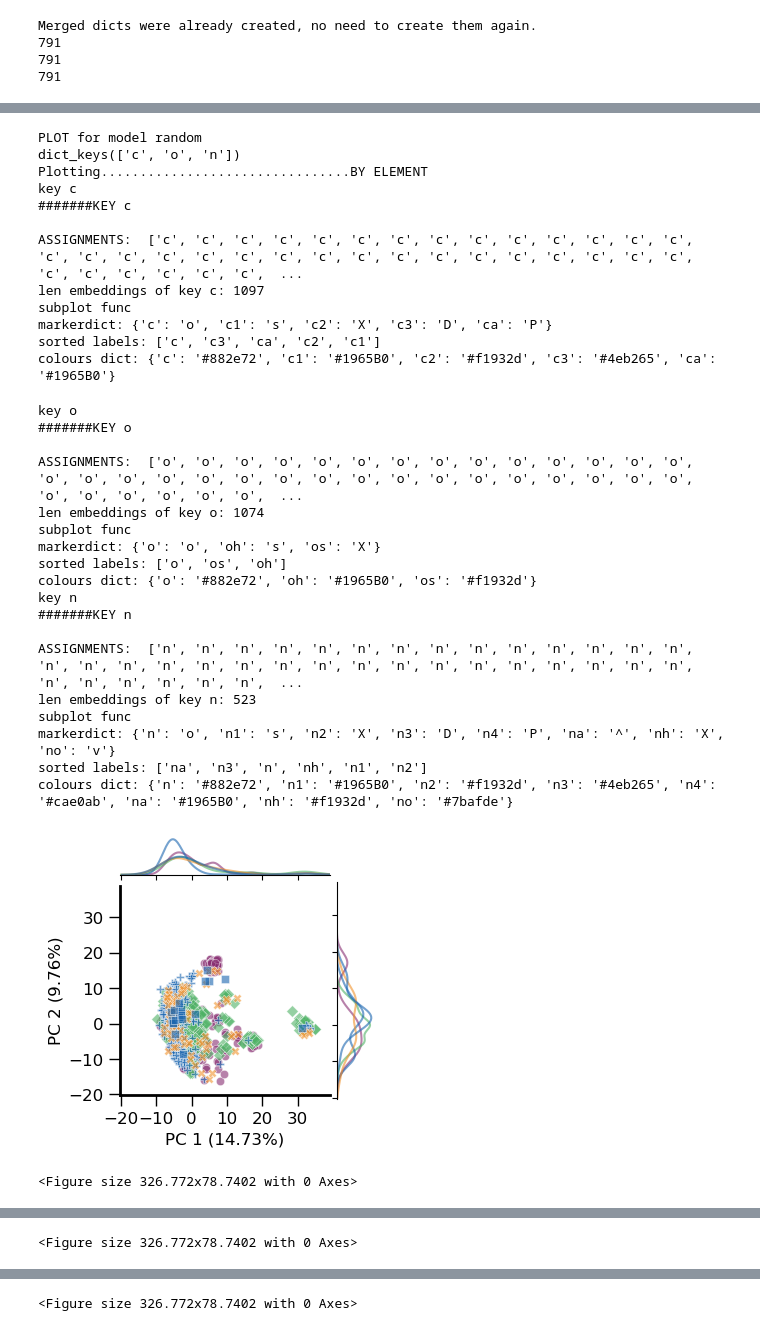
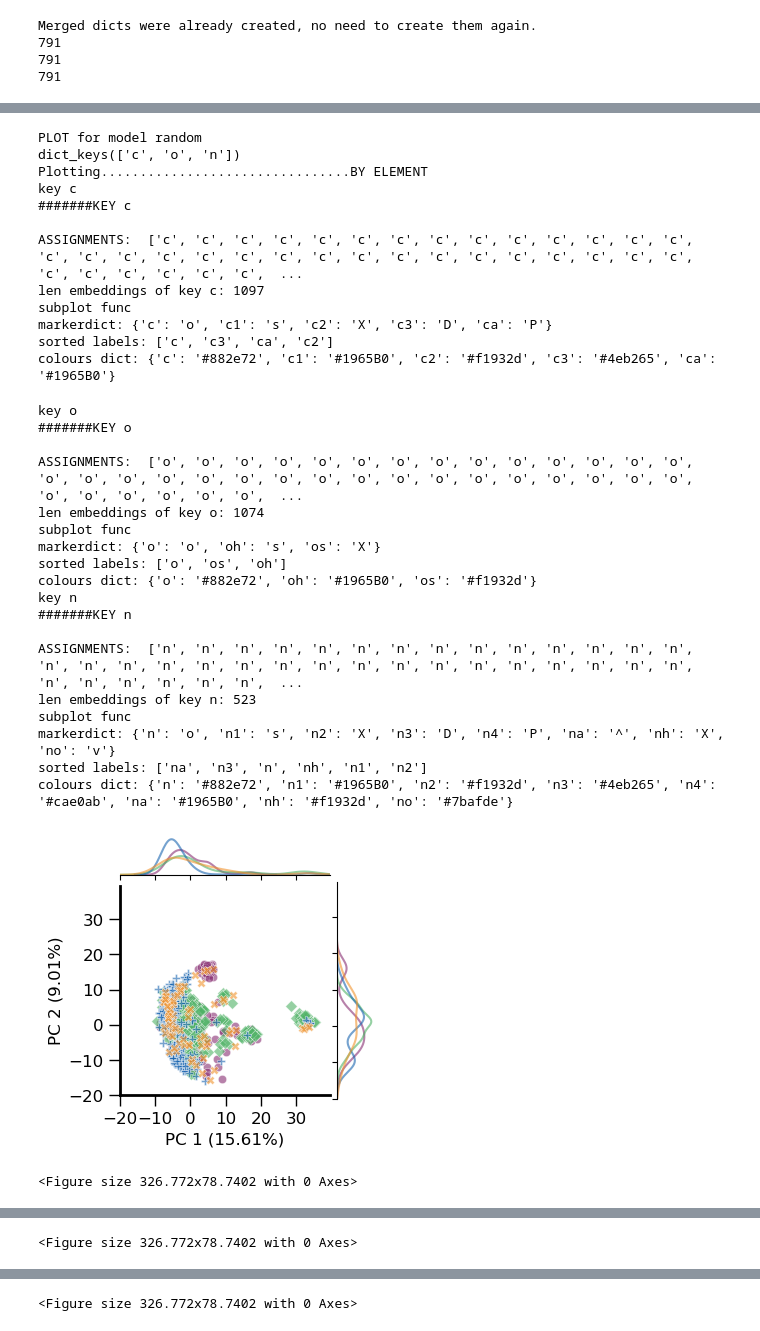
Before and after one commit to ibmm-unibe-ch/SMILES_or_SELFIES, a Jupyter notebook: atomtype_embedding_visualisation/3_AssignEmbedsPlot_saveassignedembeds_bigC_2.ipynb, the cells around one changed output, grey strips where cells are left out. Cells and saved outputs as stored; diff of their text form; code cells hidden in the pictures.

Commit message:
New plots for keluized c, no c1, c limited to 300

```diff
--- a/atomtype_embedding_visualisation/3_AssignEmbedsPlot_saveassignedembeds_bigC_2.ipynb
+++ b/atomtype_embedding_visualisation/3_AssignEmbedsPlot_saveassignedembeds_bigC_2.ipynb
@@ -868,7 +877,7 @@ def plot_pca_with_markers_seaborn(embeddings, labels, marker_dict, colours_dict,
     filtered_labels = []
     filtered_embeddings = []
     for label, emb in zip(labels, embeddings):
-        if labels.count(label) > 10: #and label!="ca":
+        if labels.count(label) > 10 and label!="c1":
             filtered_labels.append(label)
             filtered_embeddings.append(emb)
 
@@ -954,7 +963,7 @@ def plot_pca_with_markers_seaborn(embeddings, labels, marker_dict, colours_dict,
     plt.tight_layout()
     #plt.subplots_adjust(bottom=0.4)
      # Set ticks every 10 units
-    g.savefig(f"{save_path}_withmarkers_alpha{alpha}_col{color})_sns_noyelligblu.svg", format="svg", dpi=600, bbox_inches='tight')
+    g.savefig(f"{save_path}_withmarkers_alpha{alpha}_col{color})_sns_noyelligblu_noc1.svg", format="svg", dpi=600, bbox_inches='tight')
     #plt.close()
 
 
@@ -1252,7 +1261,7 @@ Number of embeddings for 'c3' in SELFIES: 300
 # %%
 traintype="pretrained"
 final_validkeys = len([key for key in filtered_embs_bart_dict.keys() if filtered_embs_bart_dict[key]['posToKeep'] is not None and filtered_embs_bart_dict[key]['atomtype_to_embedding'] is not None])
-save_path_prefix = f"./12_5__PaulTolColor_{traintype}_delaney_bbbp_clearance_lipo_mols{final_validkeys}_thresh{penalty_threshold}_ctypelimit{limit}_bigC/"
+save_path_prefix = f"./12_5__PaulTolColor_{traintype}_delaney_bbbp_clearance_lipo_mols{final_validkeys}_thresh{penalty_threshold}_ctypelimit{limit}_bigC_limitc_noc1/"
 min_dist = 0.1
 n_neighbors = 15
 alpha = 0.6
@@ -1331,35 +1340,35 @@ sorted labels: ['na', 'n3', 'n', 'nh', 'n1', 'n2']
 colours dict: {'n': '#882e72', 'n1': '#1965B0', 'n2': '#f1932d', 'n3': '#4eb265', 'n4': '#cae0ab', 'na': '#1965B0', 'nh': '#f1932d', 'no': '#7bafde'}
 PLOT for model random
 dict_keys(['c', 'o', 'n'])
 Plotting................................BY ELEMENT
 key c
 #######KEY c
 
 ASSIGNMENTS:  ['c', 'c', 'c', 'c', 'c', 'c', 'c', 'c', 'c', 'c', 'c', 'c', 'c', 'c', 'c', 'c', 'c', 'c', 'c', 'c', 'c', 'c', 'c', 'c', 'c', 'c', 'c', 'c', 'c', 'c', 'c', 'c', 'c', 'c', 'c', 'c', 'c',  ...
 len embeddings of key c: 1097
 subplot func
 markerdict: {'c': 'o', 'c1': 's', 'c2': 'X', 'c3': 'D', 'ca': 'P'}
-sorted labels: ['c', 'c3', 'ca', 'c2', 'c1']
+sorted labels: ['c', 'c3', 'ca', 'c2']
 colours dict: {'c': '#882e72', 'c1': '#1965B0', 'c2': '#f1932d', 'c3': '#4eb265', 'ca': '#1965B0'}
 key o
 #######KEY o
 
 ASSIGNMENTS:  ['o', 'o', 'o', 'o', 'o', 'o', 'o', 'o', 'o', 'o', 'o', 'o', 'o', 'o', 'o', 'o', 'o', 'o', 'o', 'o', 'o', 'o', 'o', 'o', 'o', 'o', 'o', 'o', 'o', 'o', 'o', 'o', 'o', 'o', 'o', 'o', 'o',  ...
 len embeddings of key o: 1074
 subplot func
 markerdict: {'o': 'o', 'oh': 's', 'os': 'X'}
 sorted labels: ['o', 'os', 'oh']
 colours dict: {'o': '#882e72', 'oh': '#1965B0', 'os': '#f1932d'}
 key n
 #######KEY n
 
 ASSIGNMENTS:  ['n', 'n', 'n', 'n', 'n', 'n', 'n', 'n', 'n', 'n', 'n', 'n', 'n', 'n', 'n', 'n', 'n', 'n', 'n', 'n', 'n', 'n', 'n', 'n', 'n', 'n', 'n', 'n', 'n', 'n', 'n', 'n', 'n', 'n', 'n', 'n', 'n',  ...
 len embeddings of key n: 523
 subplot func
 markerdict: {'n': 'o', 'n1': 's', 'n2': 'X', 'n3': 'D', 'n4': 'P', 'na': '^', 'nh': 'X', 'no': 'v'}
 sorted labels: ['na', 'n3', 'n', 'nh', 'n1', 'n2']
 colours dict: {'n': '#882e72', 'n1': '#1965B0', 'n2': '#f1932d', 'n3': '#4eb265', 'n4': '#cae0ab', 'na': '#1965B0', 'nh': '#f1932d', 'no': '#7bafde'}
-[figure, old version]
+[figure, new version]
 <Figure size 326.772x78.7402 with 0 Axes>
 [figure]
 <Figure size 326.772x78.7402 with 0 Axes>
```
Also changed, not shown: parts of 3 cells of this notebook, 18 other files.
